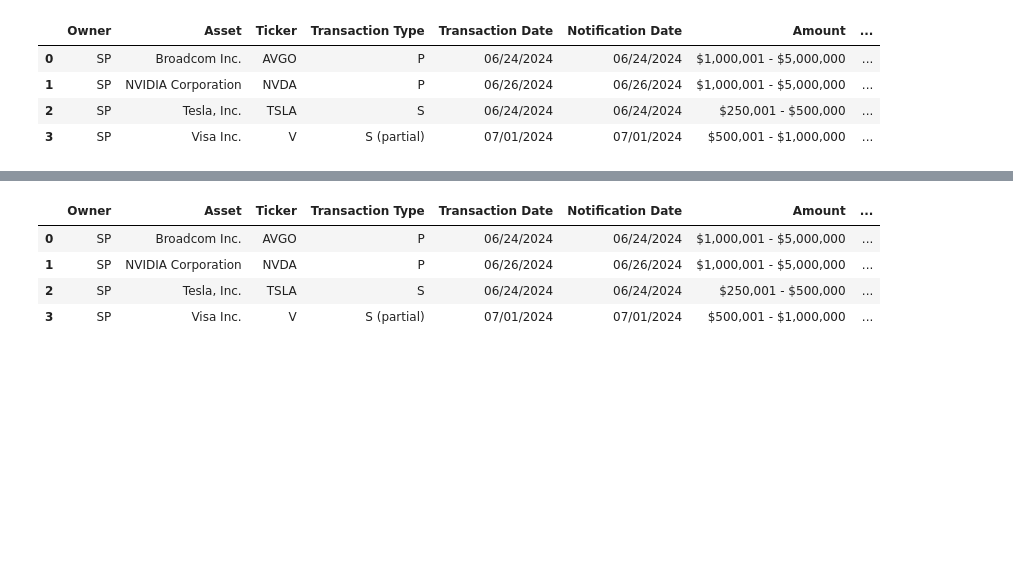
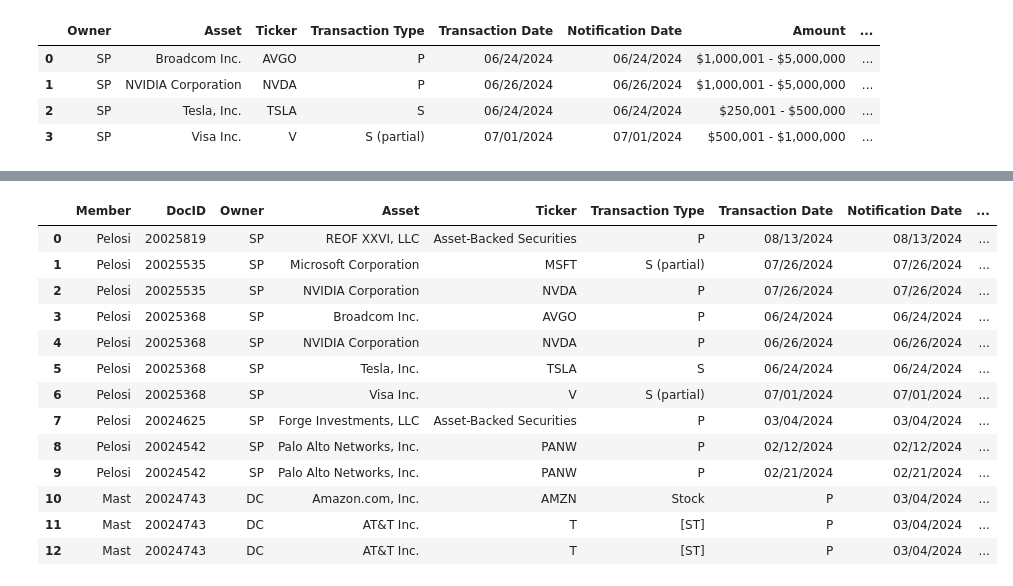
Before and after one commit to Lawrence908/capitolscope, a Jupyter notebook: congressTrades.ipynb, the cells around one changed output, grey strips where cells are left out. Drawn from its saved outputs; the diff is of its cells as text; code cells hidden in the pictures; blank space fills up the shorter version.

Commit message:
Successfully parsing all Pelosi trades. Next up is to get all members data without crashing. Then without error

```diff
--- a/congressTrades.ipynb
+++ b/congressTrades.ipynb
@@ -57,5 +43,6 @@ display(ct.members)
 # %%
 # List of congress members to download data for
-insider_traders = ['Pelosi', 'Mast', 'McCarthy', 'Schumer', 'McConnell', 'AOC', 'Boebert', 'Cruz', 'Hawley', 'Sanders', 'Warren', 'Harris', 'Biden']
+# insider_traders = ['Pelosi', 'Mast', 'McCarthy', 'Schumer', 'McConnell', 'AOC', 'Boebert', 'Cruz', 'Hawley', 'Sanders', 'Warren', 'Harris', 'Biden']
+insider_traders = ['Pelosi', 'Mast', 'Burr', 'Loeffler', 'Crenshaw', 'Fallon']
 insider_traders
 # %% [output]
@@ -105,0 +79,2 @@ df = ct.download_and_parse_pdf("20025368")
+# %%
+trades = ct.get_trades_by_member(insider_traders)
@@ -106,8 +99,17 @@ df = ct.download_and_parse_pdf("20025368")
 # %%
-display(df)
+display(trades)
 # %% [output]
-|  | Owner | Asset | Ticker | Transaction Type | Transaction Date | Notification Date | Amount | ... |
-| 0 | SP | Broadcom Inc. | AVGO | P | 06/24/2024 | 06/24/2024 | $1,000,001 - $5,000,000 | ... |
-| 1 | SP | NVIDIA Corporation | NVDA | P | 06/26/2024 | 06/26/2024 | $1,000,001 - $5,000,000 | ... |
-| 2 | SP | Tesla, Inc. | TSLA | S | 06/24/2024 | 06/24/2024 | $250,001 - $500,000 | ... |
-| 3 | SP | Visa Inc. | V | S (partial) | 07/01/2024 | 07/01/2024 | $500,001 - $1,000,000 | ... |
+|  | Member | DocID | Owner | Asset | Ticker | Transaction Type | Transaction Date | Notification Date | ... |
+| 0 | Pelosi | 20025819 | SP | REOF XXVI, LLC | Asset-Backed Securities | P | 08/13/2024 | 08/13/2024 | ... |
+| 1 | Pelosi | 20025535 | SP | Microsoft Corporation | MSFT | S (partial) | 07/26/2024 | 07/26/2024 | ... |
+| 2 | Pelosi | 20025535 | SP | NVIDIA Corporation | NVDA | P | 07/26/2024 | 07/26/2024 | ... |
+| 3 | Pelosi | 20025368 | SP | Broadcom Inc. | AVGO | P | 06/24/2024 | 06/24/2024 | ... |
+| 4 | Pelosi | 20025368 | SP | NVIDIA Corporation | NVDA | P | 06/26/2024 | 06/26/2024 | ... |
+| 5 | Pelosi | 20025368 | SP | Tesla, Inc. | TSLA | S | 06/24/2024 | 06/24/2024 | ... |
+| 6 | Pelosi | 20025368 | SP | Visa Inc. | V | S (partial) | 07/01/2024 | 07/01/2024 | ... |
+| 7 | Pelosi | 20024625 | SP | Forge Investments, LLC | Asset-Backed Securities | P | 03/04/2024 | 03/04/2024 | ... |
+| 8 | Pelosi | 20024542 | SP | Palo Alto Networks, Inc. | PANW | P | 02/12/2024 | 02/12/2024 | ... |
+| 9 | Pelosi | 20024542 | SP | Palo Alto Networks, Inc. | PANW | P | 02/21/2024 | 02/21/2024 | ... |
+| 10 | Mast | 20024743 | DC | Amazon.com, Inc. | AMZN | Stock | P | 03/04/2024 | ... |
+| 11 | Mast | 20024743 | DC | AT&T Inc. | T | [ST] | P | 03/04/2024 | ... |
+| 12 | Mast | 20024743 | DC | AT&T Inc. | T | [ST] | P | 03/04/2024 | ... |
```
Also changed, not shown: parts of 8 cells of this notebook, 18 other files.
